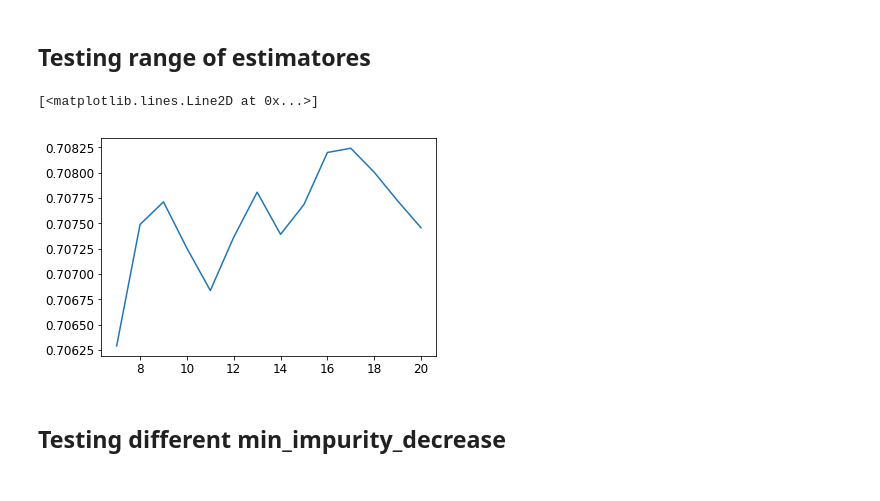
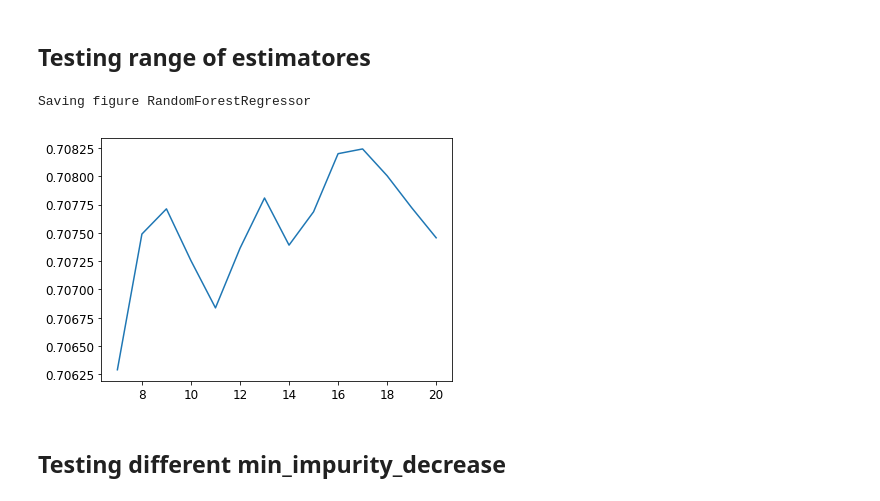
Before and after one commit to vinay-004/MachineLearning, a Jupyter notebook: Housing Value Prediction/Small version.ipynb, the cells around one changed output. Saved outputs shown, nothing was run; the diff lists cells and outputs as text; code cells hidden in the pictures.

```diff
--- a/Housing Value Prediction/Small version.ipynb
+++ b/Housing Value Prediction/Small version.ipynb
@@ -382,15 +404,17 @@ mean_absolute_percentage_error(test_labels,housing_predictions)
 # %%
 from sklearn.ensemble import RandomForestRegressor
 estimators = np.arange(7,21,1)
 score=[]
 for n in estimators:
     regr = RandomForestRegressor(max_depth =5,n_estimators =n,random_state= 42)
     regr.fit(housing_prepared, housing_labels)
     score.append(regr.score(housing_prepared, housing_labels))
 plt.plot(estimators,score)
+
+save_fig("RandomForestRegressor")
 # %% [output]
-[<matplotlib.lines.Line2D at 0x...>]
+Saving figure RandomForestRegressor
-[figure, old version]
+[figure, new version]
 # %% [markdown]
 ## Testing different min_impurity_decrease
 # %%
```
Also changed, not shown: parts of 18 cells of this notebook, 24 other files.
